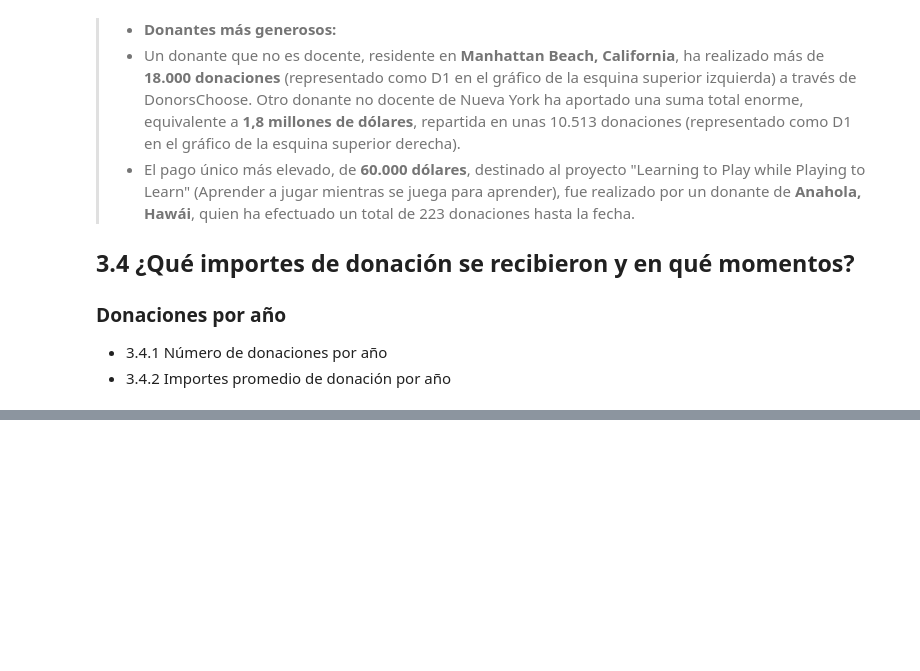
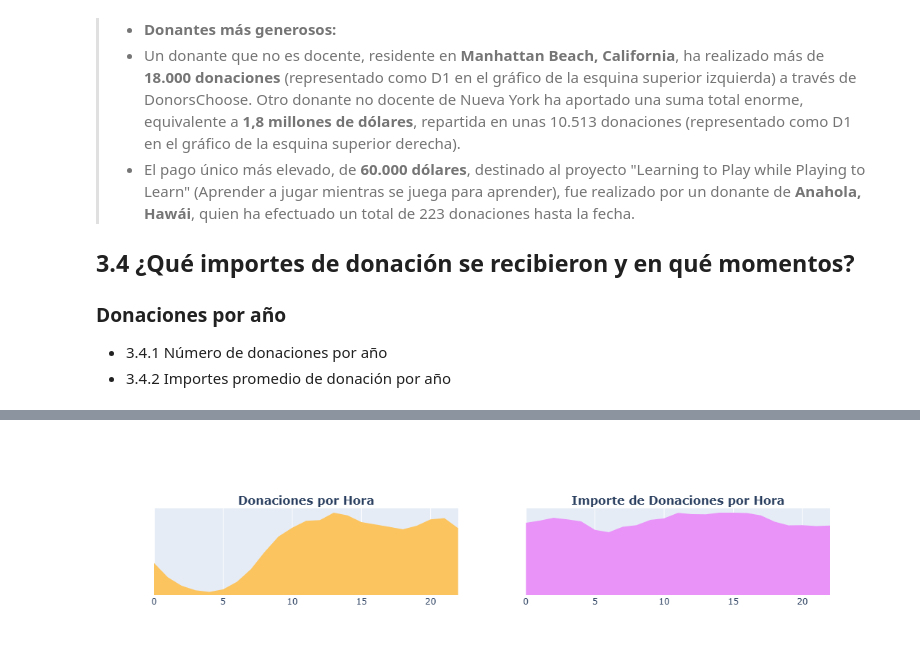
Before and after one commit to Andrea030405/9AIEVND-ADND-Practicas-230379, a Jupyter notebook: Practica05/Practica05.ipynb, the cells around one changed output, grey strips where cells are left out. Cells and saved outputs as stored; diff of their text form; code cells hidden in the pictures; blank space fills up the shorter version.

```diff
--- a/Practica05/Practica05.ipynb
+++ b/Practica05/Practica05.ipynb
@@ -1190,0 +1305,29 @@ Did you mean "autoshift"?
+# %%
+t5 = donations_df.groupby(['Donation Hour']).agg({'Donation Month' : 'count', 'Donation Amount' : 'mean'}).reset_index().rename(columns={'Donation Month' : 'Total Donations', 'Donation Amount' : 'Average Amount'})
+x = t5['Donation Hour']
+y1 = t5['Total Donations']
+y2 = t5['Average Amount']
+trace1 = go.Scatter(x=x[:-1], y=y1[:-1], fill='tozeroy', fillcolor = '#fcc45f', mode= 'none')
+trace2 = go.Scatter(x=x[:-1], y=y2[:-1], fill='tozeroy', fillcolor = "#e993f9", mode= 'none')
+fig = tools.make_subplots(rows=1, cols=2, print_grid=False, subplot_titles = ["<b>Donaciones por Hora</b>", "<b>Importe de Donaciones por Hora</b>"])
+fig.append_trace(trace1, 1, 1);
+fig.append_trace(trace2, 1, 2);
+
+fig['layout'].update(height=300, showlegend=False, yaxis=dict(
+        autorange=True,
+        showgrid=False,
+        zeroline=False,
+        showline=False,
+        ticks='',
+        showticklabels=False
+    ), yaxis2=dict(
+        autorange=True,
+        showgrid=False,
+        zeroline=False,
+        showline=False,
+        ticks='',
+        showticklabels=False
+    ));
+iplot(fig);
+# %% [output]
+[figure, added]
```
Also changed, not shown: parts of 21 cells of this notebook.
